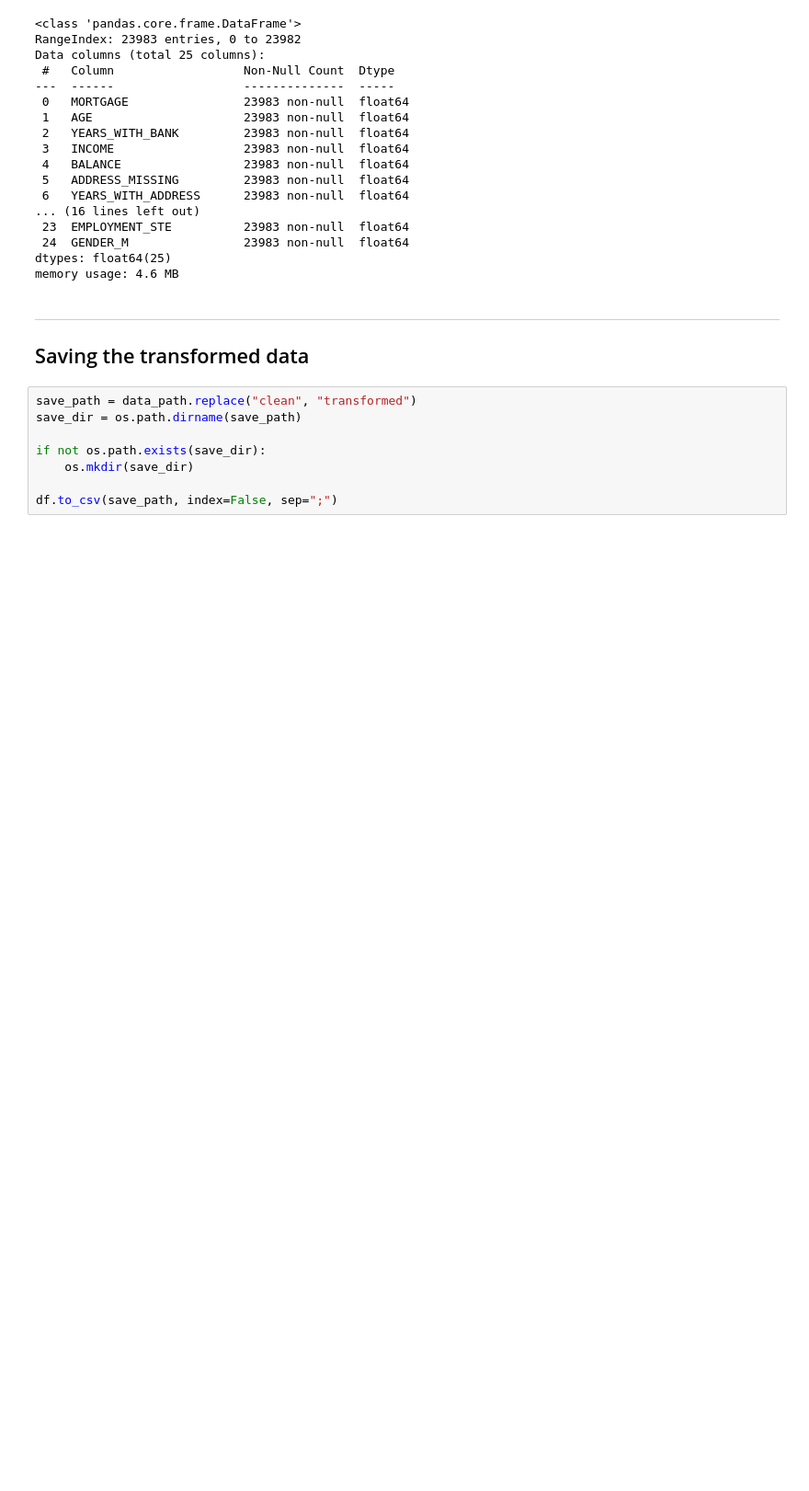
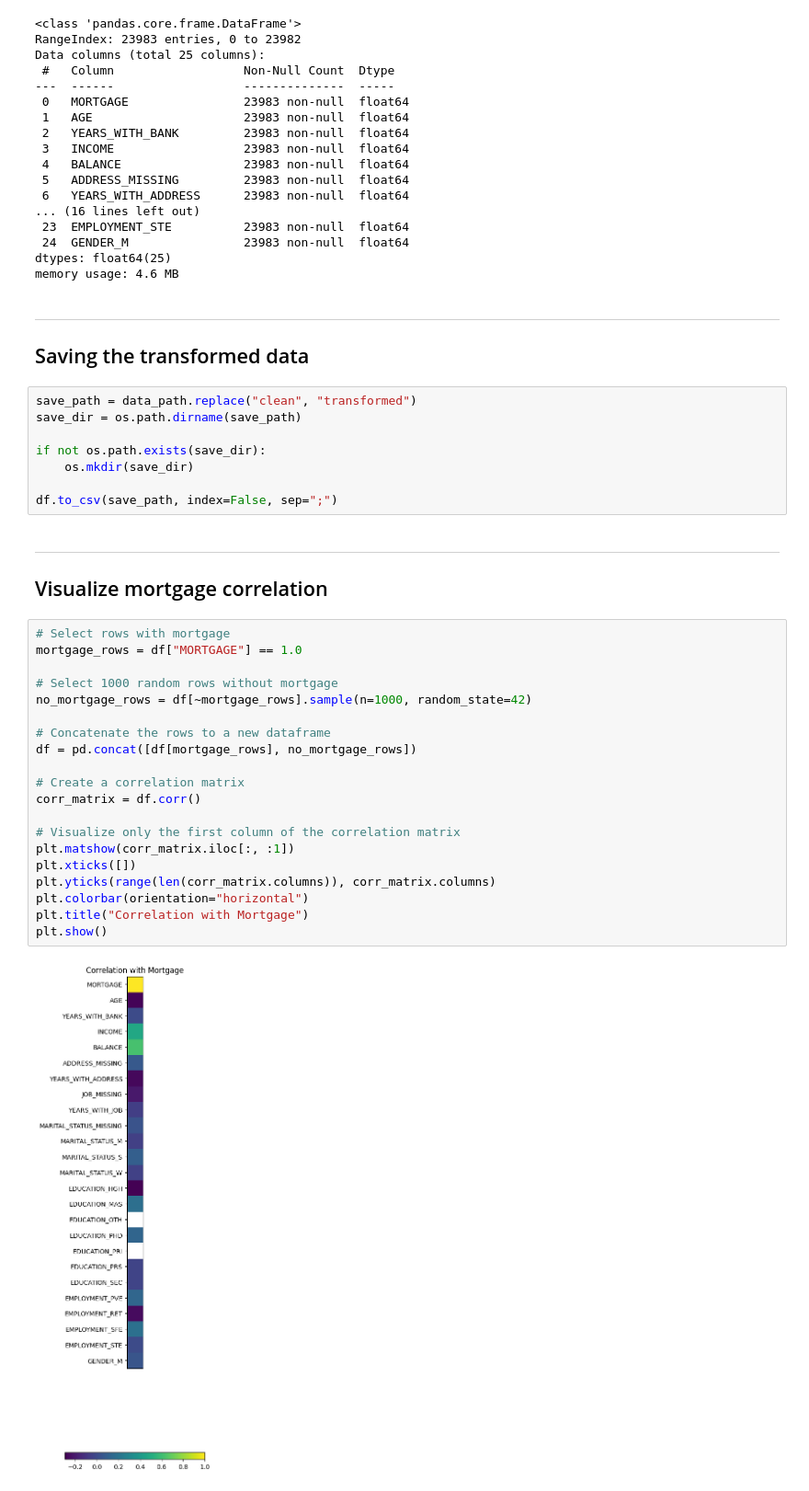
Before and after one commit to alkenderesi/mortgage-analytics, a Jupyter notebook: notebooks/3. Data transformation.ipynb, the cells around one changed output. Shown at 92% size. Drawn from its saved outputs; the diff is of its cells as text; blank space fills up the shorter version.

Commit message:
Add correlation diagram

```diff
--- a/notebooks/3. Data transformation.ipynb
+++ b/notebooks/3. Data transformation.ipynb
@@ -248,3 +249,28 @@ if not os.path.exists(save_dir):
     os.mkdir(save_dir)
 
 df.to_csv(save_path, index=False, sep=";")
+# %% [markdown]
+----
+## Visualize mortgage correlation
+# %%
+# Select rows with mortgage
+mortgage_rows = df["MORTGAGE"] == 1.0
+
+# Select 1000 random rows without mortgage
+no_mortgage_rows = df[~mortgage_rows].sample(n=1000, random_state=42)
+
+# Concatenate the rows to a new dataframe
+df = pd.concat([df[mortgage_rows], no_mortgage_rows])
+
+# Create a correlation matrix
+corr_matrix = df.corr()
+
+# Visualize only the first column of the correlation matrix
+plt.matshow(corr_matrix.iloc[:, :1])
+plt.xticks([])
+plt.yticks(range(len(corr_matrix.columns)), corr_matrix.columns)
+plt.colorbar(orientation="horizontal")
+plt.title("Correlation with Mortgage")
+plt.show()
+# %% [output]
+[figure, added]
```
Also changed, not shown: parts of 1 cell of this notebook.
